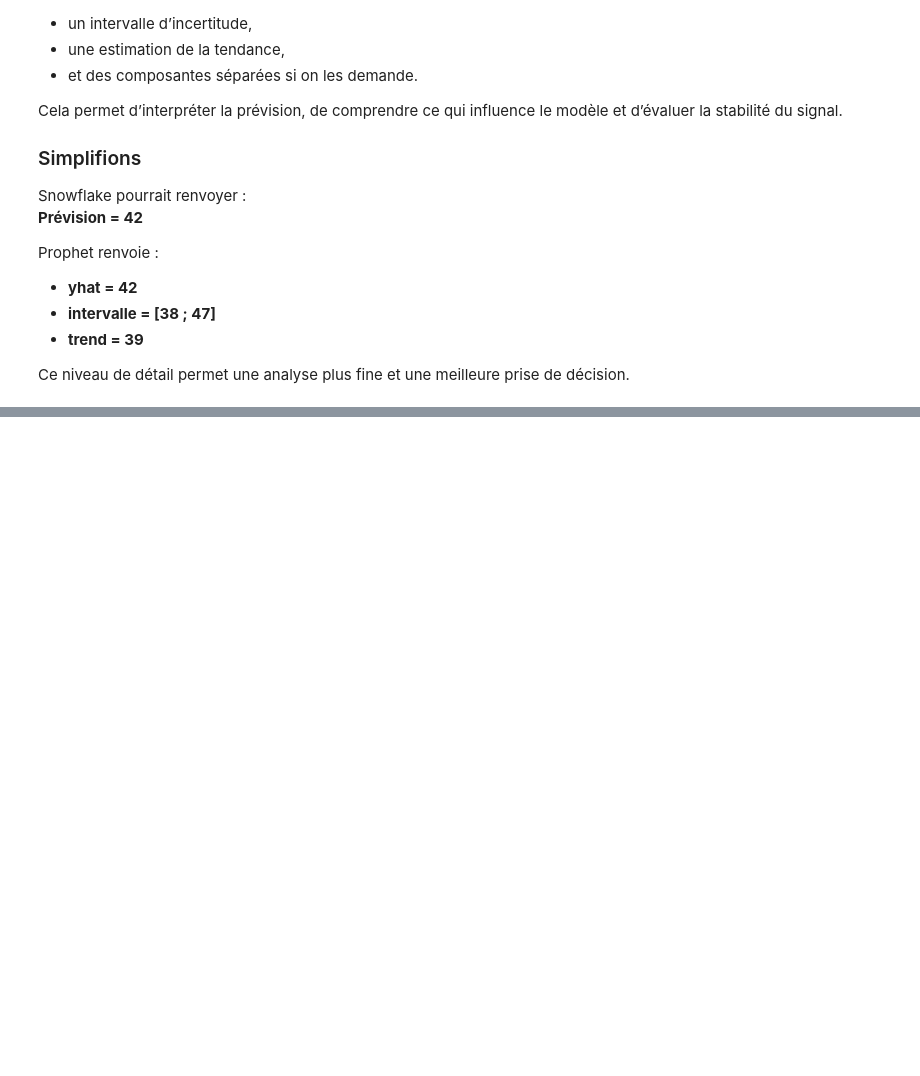
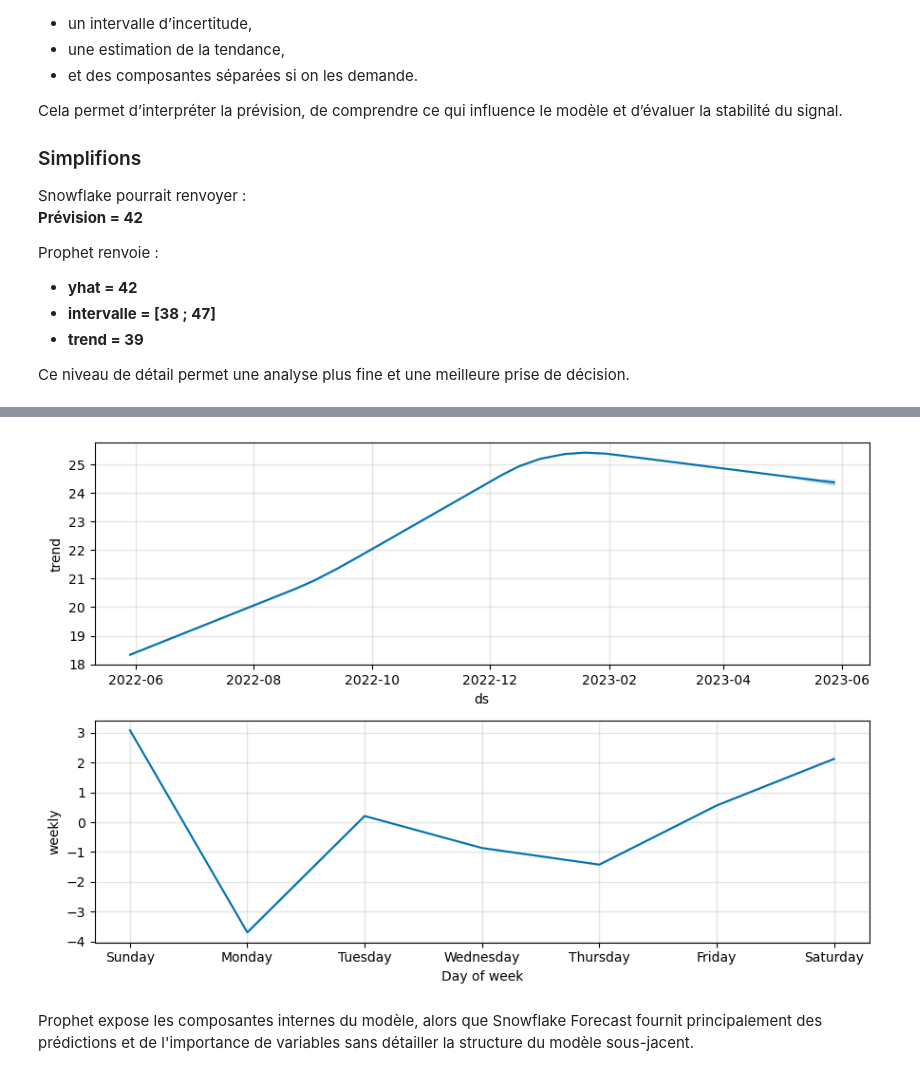
Before and after one commit to imeneamel/snowflake-ml-forecasting-anomaly-detection, a Jupyter notebook: notebooks/prophet_comparison.ipynb, the cells around one changed output, grey strips where cells are left out. Cells and saved outputs as stored; diff of their text form; code cells hidden in the pictures; blank space fills up the shorter version.

```diff
--- a/notebooks/prophet_comparison.ipynb
+++ b/notebooks/prophet_comparison.ipynb
@@ -251,0 +314,10 @@ Ce niveau de détail permet une analyse plus fine et une meilleure prise de déc
+# %%
+full_future = model.make_future_dataframe(periods=30)
+
+full_forecast = model.predict(full_future)
+# %%
+fig = model.plot_components(full_forecast)
+# %% [output]
+[figure, added]
+# %% [markdown]
+Prophet expose les composantes internes du modèle, alors que Snowflake Forecast fournit principalement des prédictions et de l'importance de variables sans détailler la structure du modèle sous-jacent.
```
Also changed, not shown: parts of 9 cells of this notebook, 6 other files.
